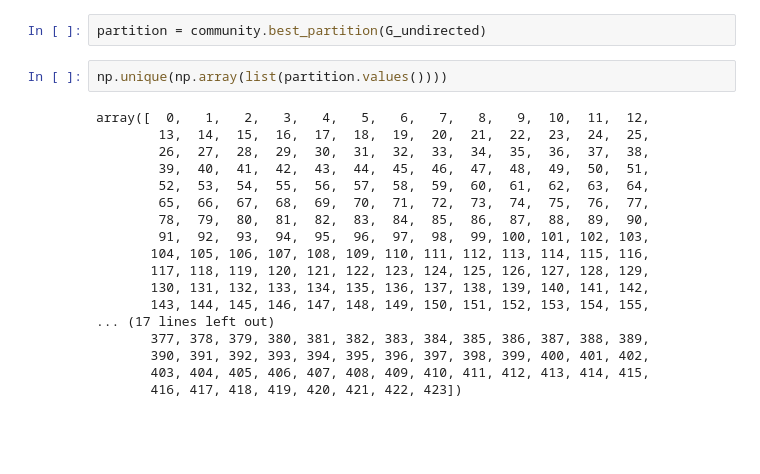
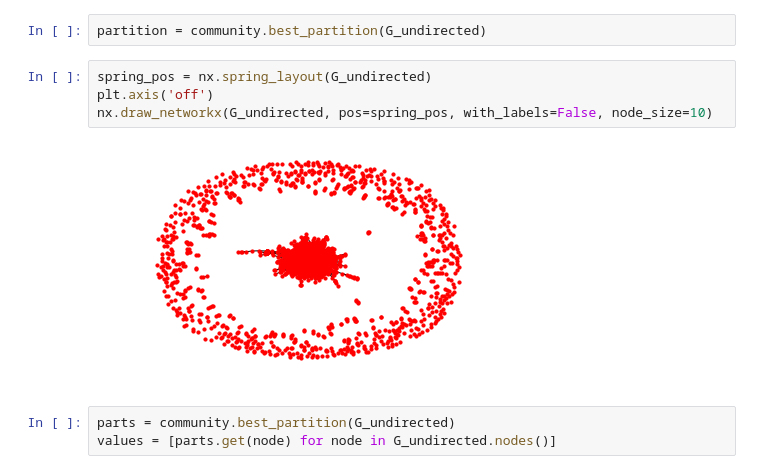
Before and after one commit to laudao/PLDAC_TWITTER, a Jupyter notebook: test_graph.ipynb, the cells around one changed output. Cells and saved outputs as stored; diff of their text form; blank space fills up the shorter version.

```diff
--- a/test_graph.ipynb
+++ b/test_graph.ipynb
@@ -76,24 +84,13 @@ nx.draw(G)
 G_undirected = nx.Graph(G)
 # %%
 partition = community.best_partition(G_undirected)
-# %%
-np.unique(np.array(list(partition.values())))
-# %% [output]
-array([  0,   1,   2,   3,   4,   5,   6,   7,   8,   9,  10,  11,  12,
-        13,  14,  15,  16,  17,  18,  19,  20,  21,  22,  23,  24,  25,
-        26,  27,  28,  29,  30,  31,  32,  33,  34,  35,  36,  37,  38,
-        39,  40,  41,  42,  43,  44,  45,  46,  47,  48,  49,  50,  51,
-        52,  53,  54,  55,  56,  57,  58,  59,  60,  61,  62,  63,  64,
-        65,  66,  67,  68,  69,  70,  71,  72,  73,  74,  75,  76,  77,
-        78,  79,  80,  81,  82,  83,  84,  85,  86,  87,  88,  89,  90,
-        91,  92,  93,  94,  95,  96,  97,  98,  99, 100, 101, 102, 103,
-       104, 105, 106, 107, 108, 109, 110, 111, 112, 113, 114, 115, 116,
-       117, 118, 119, 120, 121, 122, 123, 124, 125, 126, 127, 128, 129,
-       130, 131, 132, 133, 134, 135, 136, 137, 138, 139, 140, 141, 142,
-       143, 144, 145, 146, 147, 148, 149, 150, 151, 152, 153, 154, 155,
-... (17 lines left out)
-       377, 378, 379, 380, 381, 382, 383, 384, 385, 386, 387, 388, 389,
-       390, 391, 392, 393, 394, 395, 396, 397, 398, 399, 400, 401, 402,
-       403, 404, 405, 406, 407, 408, 409, 410, 411, 412, 413, 414, 415,
-       416, 417, 418, 419, 420, 421, 422, 423])
+# %%
+spring_pos = nx.spring_layout(G_undirected)
+plt.axis('off')
+nx.draw_networkx(G_undirected, pos=spring_pos, with_labels=False, node_size=10)
+# %% [output]
+[figure, added]
+# %%
+parts = community.best_partition(G_undirected)
+values = [parts.get(node) for node in G_undirected.nodes()]
 # %%
```
Also changed, not shown: parts of 17 cells of this notebook, 2 other files.
